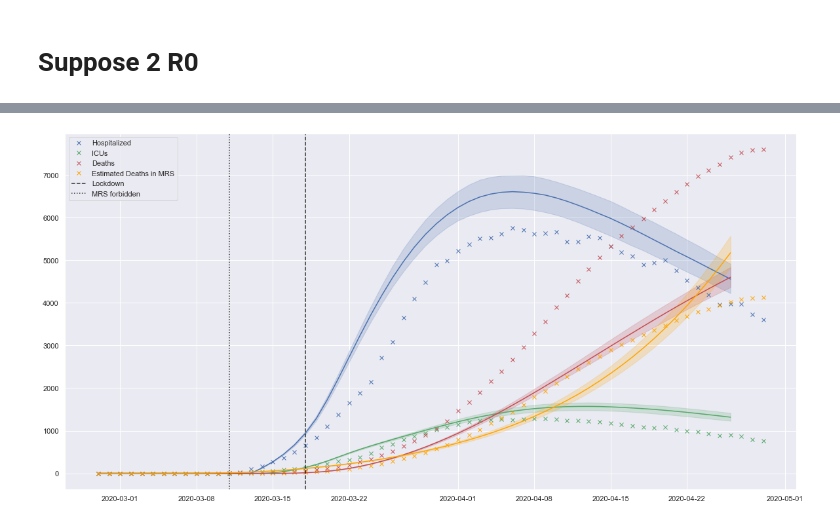
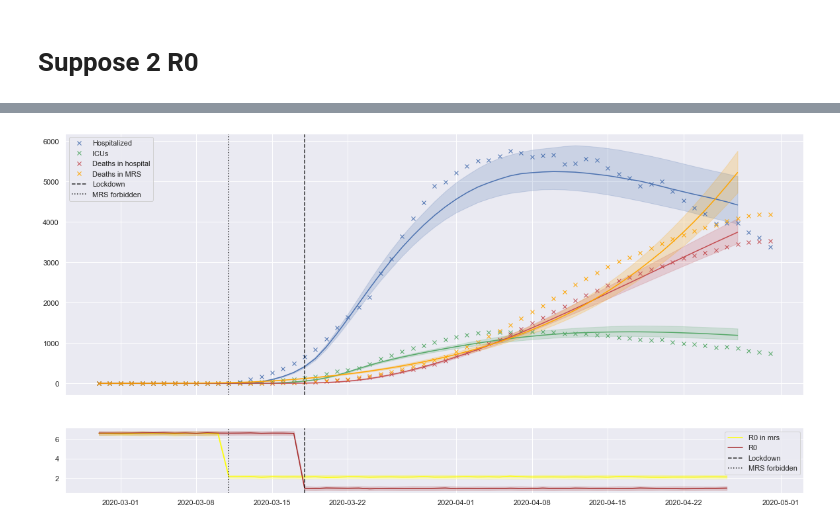
Before and after one commit to glouppe/covid19be, a Jupyter notebook: SEIR_pyro.ipynb, the cells around one changed output, grey strips where cells are left out. Saved outputs shown, nothing was run; the diff lists cells and outputs as text; code cells hidden in the pictures.

```diff
--- a/SEIR_pyro.ipynb
+++ b/SEIR_pyro.ipynb
@@ -327,7 +58,7 @@ def window():
 
 def i0():
     #return pyro.sample("i0", dist.Poisson(10))
-    return torch.tensor(30.)
+    return torch.tensor(3.)
 
 def r0_model(r0_mean):
     return r0
@@ -539,7 +242,6 @@ def r0_guide(ret_data=False):
         s_T, e_T, i_T, h_T, l_T, m_T, r_T = SEIR(r0)
         #print(r0)
         if mrs:
-            date_r0_switch_mrs = 13
             r0_mrs = torch.cat((dist.Uniform(torch.ones(date_r0_switch_mrs - 1) * r0_mrs_1 - .2,
                                               torch.ones(date_r0_switch_mrs - 1) * r0_mrs_1 + .2)(),
                                 dist.Uniform(torch.ones(n_useful_days - date_r0_switch_mrs + 1) * r0_mrs_2 - .2,
@@ -554,9 +256,9 @@ def r0_guide(ret_data=False):
                 if mrs:
                     pyro.sample("m_mrs_%d" % idx, noiser(m_mrs_T[idx]))
         if mrs and ret_data:
-            return s_T, e_T, i_T, h_T, l_T, m_T, m_mrs_T, r_T
+            return s_T, e_T, i_T, h_T, l_T, m_T, m_mrs_T, r_T, r0, r0_mrs
         if ret_data:
-            return s_T, e_T, i_T, h_T, l_T, m_T, r_T
+            return s_T, e_T, i_T, h_T, l_T, m_T, r_T, r0
 # %%
 pyro.clear_param_store()
 # setup the optimizer
@@ -601,53 +303,66 @@ Wall time: 24min 40s
 # %%
-n_points = 300
+n_points = 100
 for i in range(n_points):
     if mrs:
-        s_T, e_T, i_T, h_T, l_T, m_T, m_mrs_T, r_T = svi.guide(True)
+        s_T, e_T, i_T, h_T, l_T, m_T, m_mrs_T, r_T, r0_T, r0_mrs_T = svi.guide(True)
     else:
-        s_T, e_T, i_T, h_T, l_T, m_T, r_T = svi.guide(True)
+        s_T, e_T, i_T, h_T, l_T, m_T, r_T, r0_T = svi.guide(True)
     hospi_T = np.array(list(map(lambda x: (x[0] + x[1]).detach().numpy(), zip(h_T, l_T)))).reshape(-1, 1)
     l_T = np.array(list(map(lambda x: x.detach().numpy(), l_T))).reshape(-1, 1)
     m_T = np.array(list(map(lambda x: x.detach().numpy(), m_T))).reshape(-1, 1)
     m_mrs_T = np.array(list(map(lambda x: x.detach().numpy(), m_mrs_T))).reshape(-1, 1)
+    r0_T = np.array(list(map(lambda x: x.detach().numpy(), r0_T))).reshape(-1, 1)
+    r0_mrs_T = np.array(list(map(lambda x: x.detach().numpy(), r0_mrs_T))).reshape(-1, 1)
+
     if i == 0:
         h = hospi_T
         l = l_T
         m = m_T
         m_mrs = m_mrs_T
+        r0, r0_mrs = r0_T, r0_mrs_T
     else:
         h = np.append(h, hospi_T, axis=1)
         l = np.append(l, l_T, axis=1)
         m = np.append(m, m_T, axis=1)
         m_mrs = np.append(m_mrs, m_mrs_T, axis=1)
+        r0_mrs = np.append(r0_mrs, r0_mrs_T, axis=1)
+        r0 = np.append(r0, r0_T, axis=1)
 # %%
-def get_percentiles(arr, color=None):
+def get_percentiles(arr, color=None,ax=None, label=None):
     arr_50 = np.percentile(arr, 50, axis=1)
     arr_5 = np.percentile(arr, 5, axis=1)
     arr_95 = np.percentile(arr, 95, axis=1)
     if color is not None:
-        plt.plot(data_df['date'][:n_useful_days+1], arr_50, c=color)
-        plt.fill_between(data_df['date'][:n_useful_days+1], arr_5, arr_95, color=color, alpha=0.2)
+        ax.plot(data_df['date'][:len(arr)], arr_50, c=color, label=label)
+        ax.fill_between(data_df['date'][:len(arr)], arr_5, arr_95, color=color, alpha=0.2)
     return arr_50, arr_5, arr_95
 
 seaborn.set()
-fig = plt.figure(figsize=(20, 10))
-plt.plot(data_df['date'], data_df['n_hospitalized'], 'x', color='b', label='Hospitalized')
+fig, ax = plt.subplots(2, 1, figsize=(20, 10), sharex=True, gridspec_kw={"height_ratios": (4, 1)})
 
-plt.plot(data_df['date'], data_df['n_icu'], 'x', color='g', label='ICUs')
-plt.plot(data_df['date'], data_df['n_deaths'], 'x', color='r', label='Deaths')
-plt.plot(data_df['date'], data_df['n_deaths']*(1-frac_dh().item()), 'x', color='orange', label='Estimated Deaths in MRS')
+ax[0].plot(data_df['date'], data_df['n_hospitalized'], 'x', color='b', label='Hospitalized')
 
-get_percentiles(h, 'b')
-get_percentiles(l, 'g')
-get_percentiles(m, 'r')
-get_percentiles(m_mrs, 'orange')
+ax[0].plot(data_df['date'], data_df['n_icu'], 'x', color='g', label='ICUs')
+ax[0].plot(data_df['date'], data_df['n_deaths'] * frac_dh().item(), 'x', color='r', label='Deaths in hospital')
+ax[0].plot(data_df['date'], data_df['n_deaths']*(1-frac_dh().item()), 'x', color='orange', label='Deaths in MRS')
 
+get_percentiles(h, 'b', ax[0])
+get_percentiles(l, 'g', ax[0])
+get_percentiles(m, 'r', ax[0])
+get_percentiles(m_mrs, 'orange', ax[0])
 
-plt.axvline(data_df['date'][date_r0_switch], 0, 8500, label='Lockdown', c='black', alpha=.8, linestyle ='--')
-plt.axvline(data_df['date'][date_r0_switch_mrs], 0, 8500, label='MRS forbidden', c='black', alpha=.8, linestyle=':')
-plt.legend()
+get_percentiles(r0_mrs, 'yellow', ax[1], "R0 in mrs")
+get_percentiles(r0, 'brown', ax[1], 'R0')
+
+ax[0].axvline(data_df['date'][date_r0_switch], 0, 8500, label='Lockdown', c='black', alpha=.8, linestyle ='--')
+ax[0].axvline(data_df['date'][date_r0_switch_mrs], 0, 8500, label='MRS forbidden', c='black', alpha=.8, linestyle=':')
+ax[1].axvline(data_df['date'][date_r0_switch], 0, 8500, label='Lockdown', c='black', alpha=.8, linestyle ='--')
+ax[1].axvline(data_df['date'][date_r0_switch_mrs], 0, 8500, label='MRS forbidden', c='black', alpha=.8, linestyle=':')
+
+ax[0].legend()
+ax[1].legend()
 
 plt.savefig('pyro_SEIR.png')
 plt.show()
 # %% [output]
-[figure, old version]
+[figure, new version]
```
Also changed, not shown: parts of 34 cells of this notebook, 1 other file.
